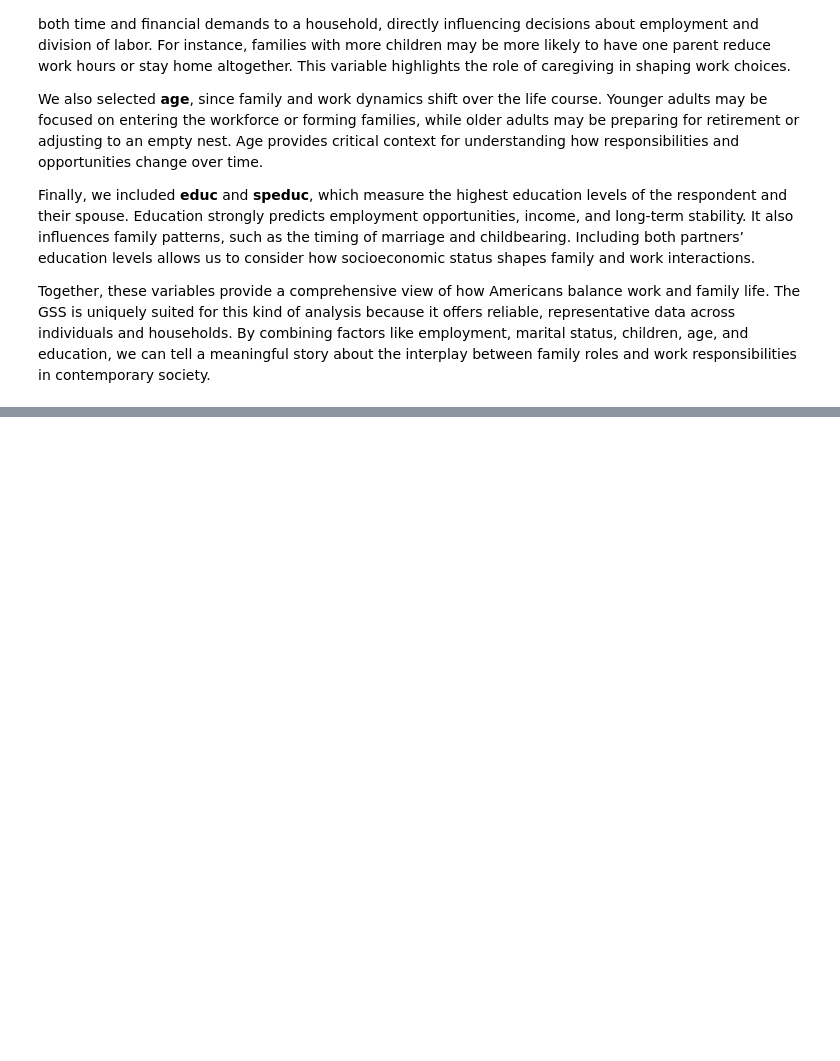
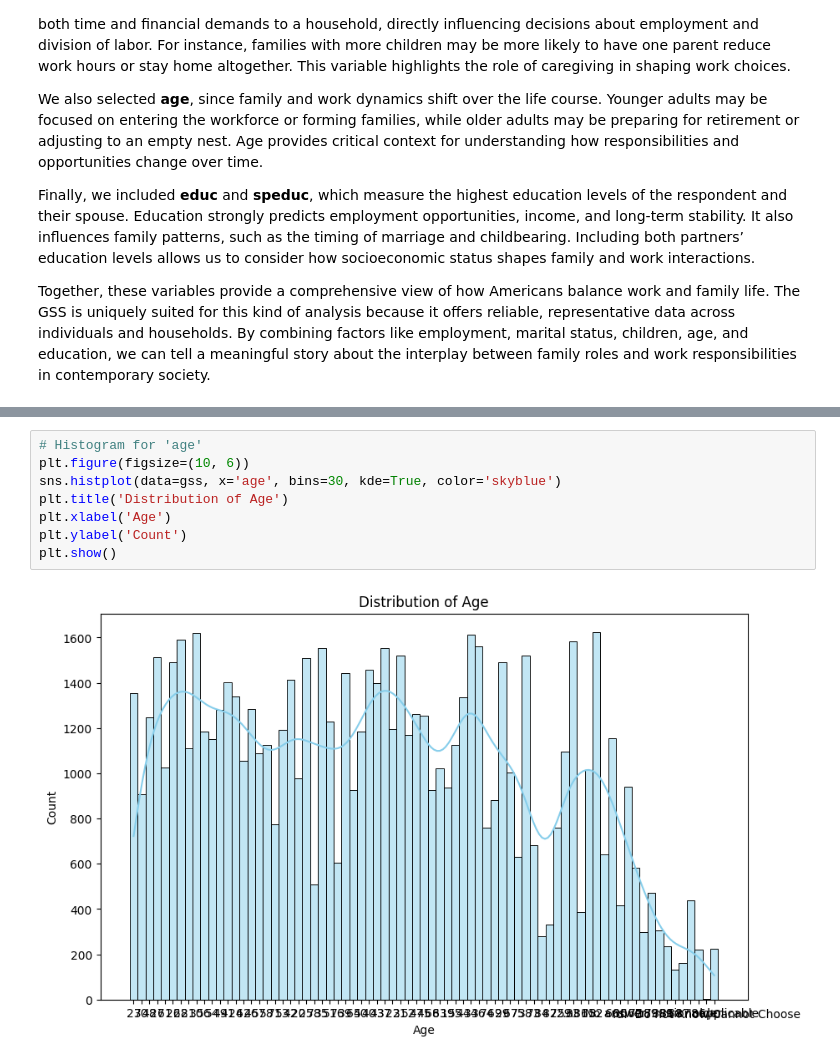
Before and after one commit to meherkalsi13-png/lab_eda, a Jupyter notebook: lab_notebook.ipynb, the cells around one changed output, grey strips where cells are left out. Drawn from its saved outputs; the diff is of its cells as text; blank space fills up the shorter version.

```diff
--- a/lab_notebook.ipynb
+++ b/lab_notebook.ipynb
@@ -181,0 +217,10 @@ Together, these variables provide a comprehensive view of how Americans balance
+# %%
+# Histogram for 'age'
+plt.figure(figsize=(10, 6))
+sns.histplot(data=gss, x='age', bins=30, kde=True, color='skyblue')
+plt.title('Distribution of Age')
+plt.xlabel('Age')
+plt.ylabel('Count')
+plt.show()
+# %% [output]
+[figure, added]
```
Also changed, not shown: parts of 7 cells of this notebook.
